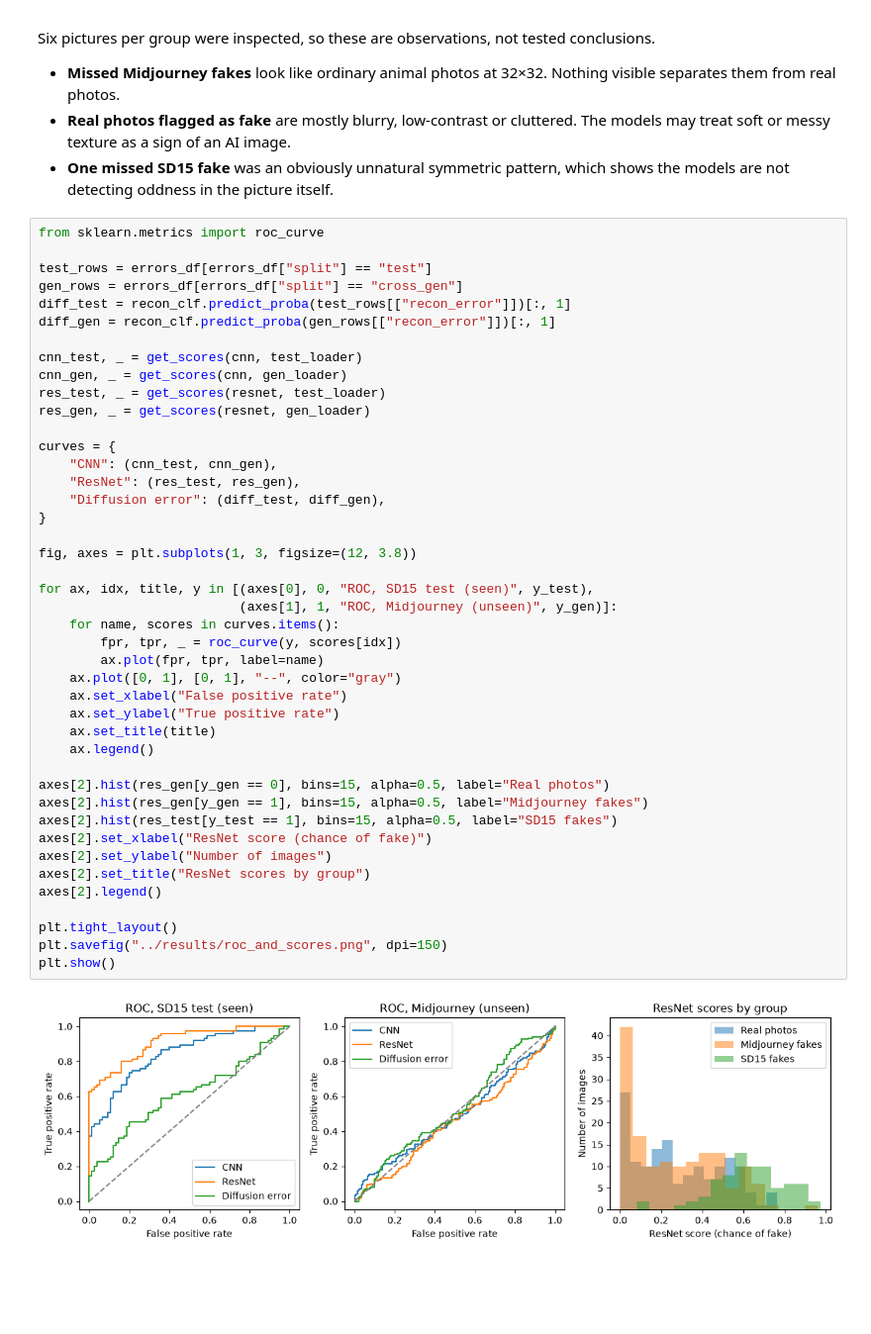
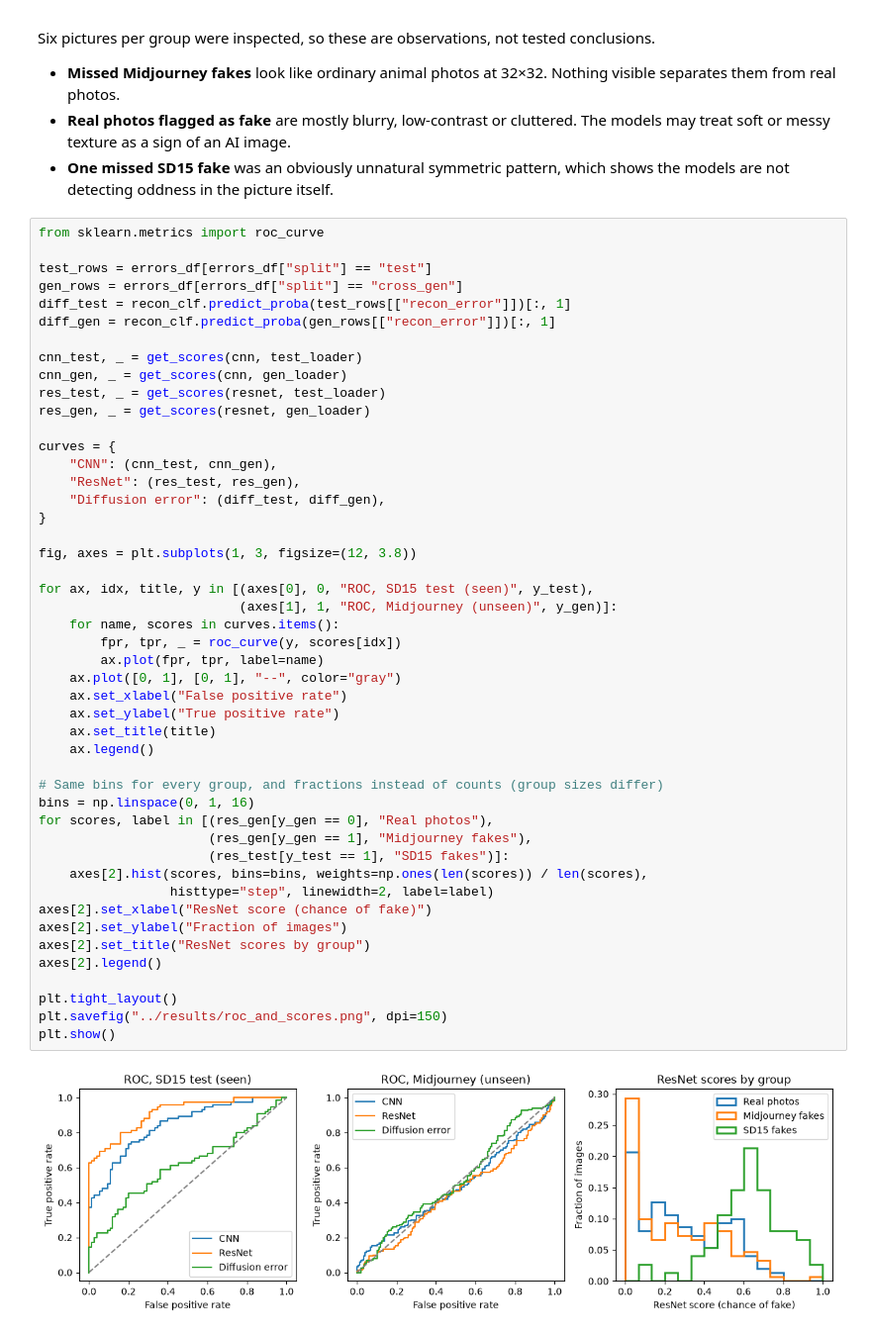
Before and after one commit to Rivier-Computer-Science/FA26-COMP-671-Muthineni, a Jupyter notebook: notebooks/Proj.ipynb, the cells around one changed output. Shown at 99% size. Cells and saved outputs as stored; diff of their text form; blank space fills up the shorter version.

```diff
--- a/notebooks/Proj.ipynb
+++ b/notebooks/Proj.ipynb
@@ -952,35 +952,39 @@ cnn_gen, _ = get_scores(cnn, gen_loader)
 res_test, _ = get_scores(resnet, test_loader)
 res_gen, _ = get_scores(resnet, gen_loader)
 
 curves = {
     "CNN": (cnn_test, cnn_gen),
     "ResNet": (res_test, res_gen),
     "Diffusion error": (diff_test, diff_gen),
 }
 
 fig, axes = plt.subplots(1, 3, figsize=(12, 3.8))
 
 for ax, idx, title, y in [(axes[0], 0, "ROC, SD15 test (seen)", y_test),
                           (axes[1], 1, "ROC, Midjourney (unseen)", y_gen)]:
     for name, scores in curves.items():
         fpr, tpr, _ = roc_curve(y, scores[idx])
         ax.plot(fpr, tpr, label=name)
     ax.plot([0, 1], [0, 1], "--", color="gray")
     ax.set_xlabel("False positive rate")
     ax.set_ylabel("True positive rate")
     ax.set_title(title)
     ax.legend()
 
-axes[2].hist(res_gen[y_gen == 0], bins=15, alpha=0.5, label="Real photos")
-axes[2].hist(res_gen[y_gen == 1], bins=15, alpha=0.5, label="Midjourney fakes")
-axes[2].hist(res_test[y_test == 1], bins=15, alpha=0.5, label="SD15 fakes")
+# Same bins for every group, and fractions instead of counts (group sizes differ)
+bins = np.linspace(0, 1, 16)
+for scores, label in [(res_gen[y_gen == 0], "Real photos"),
+                      (res_gen[y_gen == 1], "Midjourney fakes"),
+                      (res_test[y_test == 1], "SD15 fakes")]:
+    axes[2].hist(scores, bins=bins, weights=np.ones(len(scores)) / len(scores),
+                 histtype="step", linewidth=2, label=label)
 axes[2].set_xlabel("ResNet score (chance of fake)")
-axes[2].set_ylabel("Number of images")
+axes[2].set_ylabel("Fraction of images")
 axes[2].set_title("ResNet scores by group")
 axes[2].legend()
 
 plt.tight_layout()
 plt.savefig("../results/roc_and_scores.png", dpi=150)
 plt.show()
 # %% [output]
-[figure, old version]
+[figure, new version]
```
Also changed, not shown: parts of 2 cells of this notebook, 1 other file.
